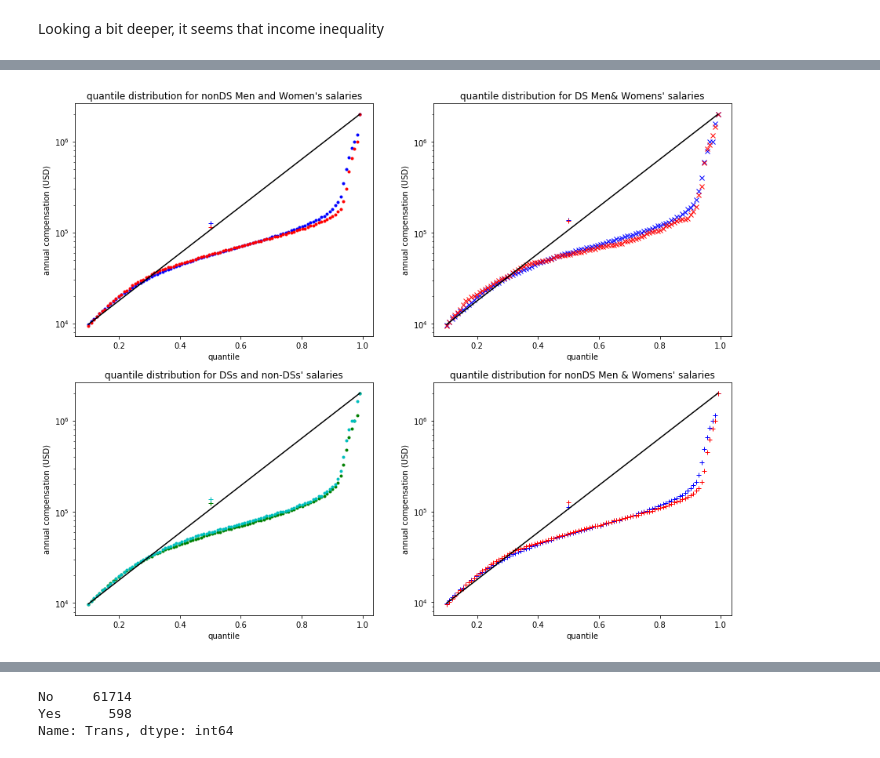
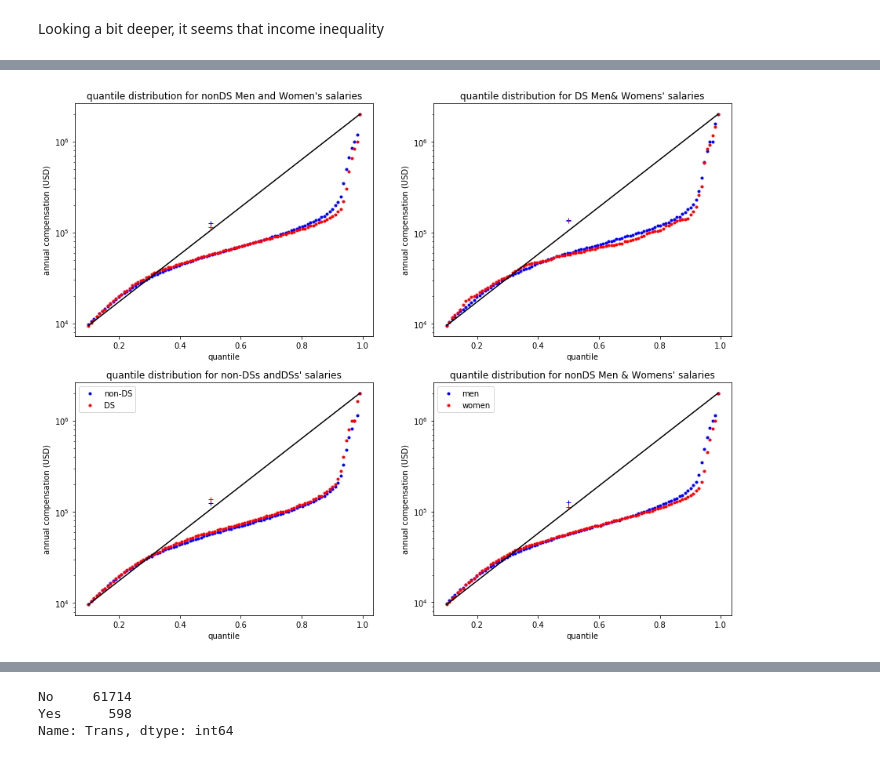
Before and after one commit to ergonyc/Practice-python-exercises, a Jupyter notebook: DataPresentation0/StackOverFlow-ThinkfulCapstone0.ipynb, the cells around one changed output, grey strips where cells are left out. Cells and saved outputs as stored; diff of their text form; code cells hidden in the pictures.

```diff
--- a/DataPresentation0/StackOverFlow-ThinkfulCapstone0.ipynb
+++ b/DataPresentation0/StackOverFlow-ThinkfulCapstone0.ipynb
@@ -748,17 +544,3 @@ Although most of the respondents are Millenials, it is very interesting that our
     - [note: should recategorize the multi-selects as "other" ]
 ----
 **Hypothesis:**  The data set will be heavily skewed to coders, who we already know are overrepresented by white US dudes, but Data Scientists will draw in a slightly more balanced group.
-# %%
-def fix_workweekhours(hours_):
-    # - workweek: `WorkWeekHrs` to require 4 hours off per day
-    # hard ceiling on hours in a week (24*7)  lets throw out the ridiculous no sleep 24/7 scenarios
-    if hours_ > 20*7:
-        return np.NaN
-    elif hours_ < 4:  # arbitrary minimum work time
-        return np.NaN
-    else:
-        return hours_
-
-
-df.loc[:, 'WorkWeekH'] = df.WorkWeekHrs.copy().apply(fix_workweekhours)
-df['WorkWeekH'].max()
@@ -873,3 +614,9 @@ Data Scientists actually look to be slightly older than non-DS developers. And t
+# %%
+
+df.loc[:, 'WorkWeekH'] = df.WorkWeekHrs.copy().apply(dat.clean.fix_workweekhours)
+df['WorkWeekH'].max()
+
+comp_per_hour = df['ConvertedComp']/(df['WorkWeekH']*52)
 # %%
 # Looks like the middle 50% of people mostly work 40 hours weeks, but some extreme outliers exist...
 pd.concat([df.WorkWeekH[df['notDS']].dropna().describe(percentiles=perc).rename('Hours_NotDS'),
@@ -972,28 +719,14 @@ Text(0, 0.5, 'annual compensation (USD)')
 # %%
-df_plotM = df[df['Gender'] == 'Man'].ConvertedComp
-df_plotF = df[df['Gender'] == 'Woman'].ConvertedComp
 
 df_plotN = df[~df['isDS']].ConvertedComp
 df_plotDS = df[df['isDS']].ConvertedComp
 
 df_plotMn = df[(df['Gender'] == 'Man')&(~df['isDS'])].ConvertedComp
 df_plotFn = df[(df['Gender'] == 'Woman')&(~df['isDS'])].ConvertedComp
+
 df_plotMds = df[(df['Gender'] == 'Man')&(df['isDS'])].ConvertedComp
 df_plotFds = df[(df['Gender'] == 'Woman')&(df['isDS'])].ConvertedComp
 
-qs = np.linspace(0.1, 1, 100, 0)
-qM = df_plotM.quantile(qs)
-
-# qF = df_plotF.quantile(qs)
-# qN = df_plotN.quantile(qs)
-# qDS = df_plot.quantile(qs)
-# qMn= df_plot1.quantile(qs)
-# qMf = df_plot2.quantile(qs)
-# qMds = df_plot3.quantile(qs)
-# qFds = df_plot4.quantile(qs)
-
-rangey = [qM.min(), qM.max()]
-rangex = [qs.min(), qs.max()]
 
 fig = plt.figure(figsize=(15, 12))
 #fig = plt.figure(figsize=(10, 8))
@@ -1002,53 +735,22 @@ xlabel_text = 'quantile'
 ylabel_text = 'annual compensation (USD)'
 title_text = "quantile distribution for nonDS Men and Women's salaries"
 plt.subplot(2,2,1)
-plt.plot(qs, df_plotM.quantile(qs), 'b.')
-plt.plot(qs, df_plotF.quantile(qs), 'r.')
-plt.plot(.5,df_plotM.mean(),'b+')
-plt.plot(.5,df_plotF.mean(),'r+')
-plt.plot(rangex, rangey, color='k')
-plt.gca().set(yscale='log')
-plt.title(title_text)
-plt.ylabel(ylabel_text)
-plt.xlabel(xlabel_text)
+currax = vis.plot_quantiles(df_plotM, df_plotF,ylabel_text,title_text)
+#currax.set()
 
 title_text = "quantile distribution for DS Men& Womens' salaries"
 plt.subplot(2,2,2)
-plt.plot(qs, df_plotMds.quantile(qs), 'bx')
-plt.plot(qs, df_plotFds.quantile(qs), 'rx')
-plt.plot(.5,df_plotMds.mean(),'b+')
-plt.plot(.5,df_plotFds.mean(),'r+')
-plt.plot(rangex, rangey, color='k')
-plt.gca().set(yscale='log')
-plt.title(title_text)
-plt.ylabel(ylabel_text)
-plt.xlabel(xlabel_text)
-#    yscale='log',
-#              aspect='equal', adjustable='box')
+currax = vis.plot_quantiles(df_plotMds, df_plotFds,ylabel_text,title_text)
+#currax.set()
 
-title_text = "quantile distribution for DSs and non-DSs' salaries"
+title_text = "quantile distribution for non-DSs andDSs' salaries"
 plt.subplot(2,2,3)
-plt.plot(qs, df_plotN.quantile(qs), 'g.')
-plt.plot(qs, df_plotDS.quantile(qs), 'c.')
-plt.plot(.5,df_plotN.mean(),'g+')
-plt.plot(.5,df_plotDS.mean(),'c+')
-plt.plot(rangex, rangey, color='k')
-plt.gca().set(yscale='log')
-plt.title(title_text)
-plt.ylabel(ylabel_text)
-plt.xlabel(xlabel_text)
-#    yscale='log',
+currax = vis.plot_quantiles(df_plotN, df_plotDS,ylabel_text,title_text)
+plt.legend(('non-DS', 'DS'))
 
 title_text = "quantile distribution for nonDS Men & Womens' salaries"
 plt.subplot(2,2,4)
-plt.plot(qs, df_plotMn.quantile(qs), 'b+')
-plt.plot(qs, df_plotFn.quantile(qs), 'r+')
-plt.plot(.5,df_plotMn.mean(),'r+')
-plt.plot(.5,df_plotFn.mean(),'b+')
-plt.plot(rangex, rangey, color='k')
-plt.gca().set(yscale='log')
-plt.title(title_text)
-plt.ylabel(ylabel_text)
-plt.xlabel(xlabel_text)
-#    yscale='log',
+currax = vis.plot_quantiles(df_plotMn, df_plotFn,ylabel_text,title_text)
+plt.legend(('men', 'women'))
+plt.show()
 # %% [output]
@@ -1056 +757 @@ Text(0.5, 0, 'quantile')
-[figure, old version]
+[figure, new version]
```
Also changed, not shown: parts of 69 cells of this notebook, 6 other files.
